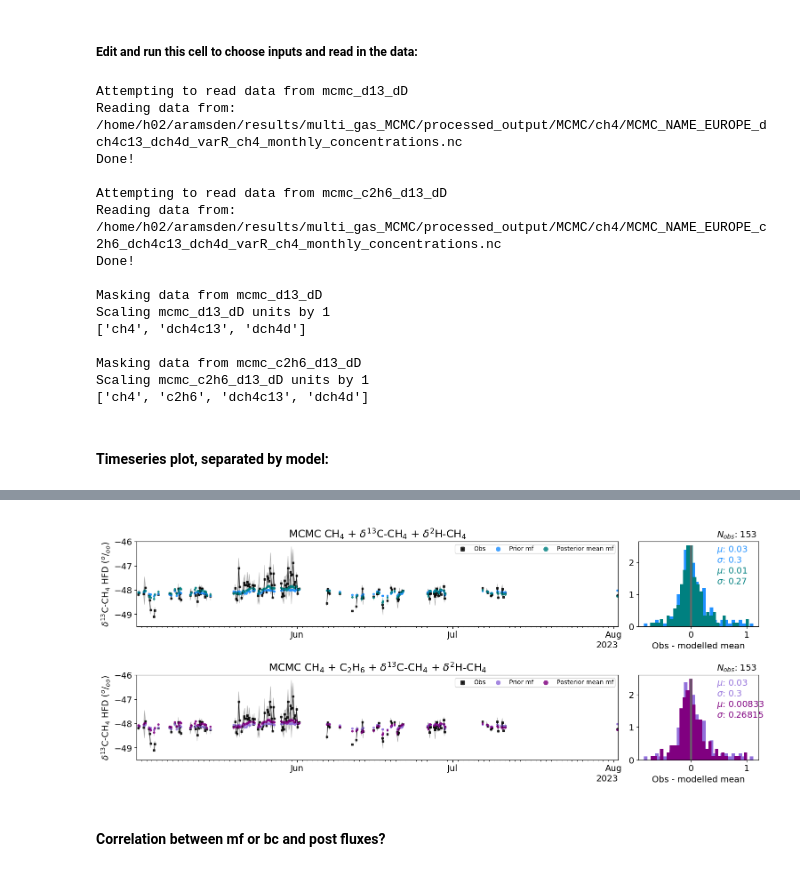
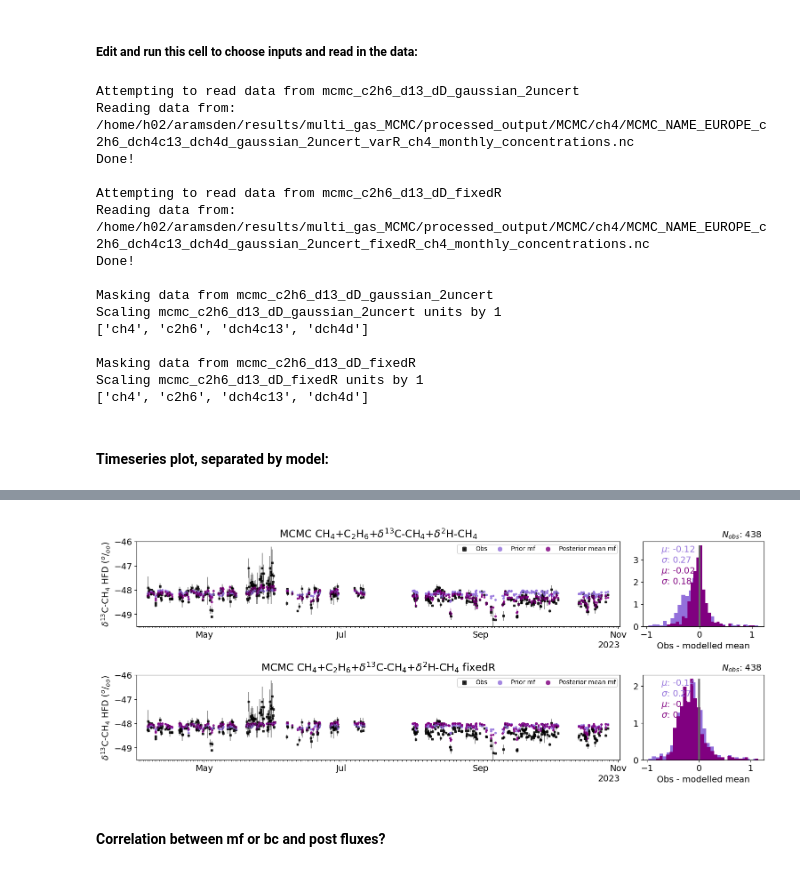
Before and after one commit to openghg/fluxie, a Jupyter notebook: PARIS_inversion_results.ipynb, the cells around one changed output, grey strips where cells are left out. Saved outputs shown, nothing was run; the diff lists cells and outputs as text; code cells hidden in the pictures.

Commit message:
updated tseries plots

```diff
--- a/PARIS_inversion_results.ipynb
+++ b/PARIS_inversion_results.ipynb
@@ -103,8 +138,9 @@ plot_regions = ['SE-ENGLAND','UK','IRELAND','FRANCE','BELGIUM'] #works best with
 #         'mcmc_old_setup','mcmc_2gas_old_setup','intem']
 #models = ['mcmc','mcmc_filtering','mcmc_new_model_error','mcmc_fixedbc','mcmc_fixed_outer',
 #         'mcmc_old_setup','intem']
-models = ['intem_7sites','mcmc','mcmc_c2h6','mcmc_d13_dD','mcmc_c2h6_d13_dD']
-models = ['mcmc_c2h6_d13_dD','mcmc_c2h6']
+models = ['mcmc_gaussian_2uncert','mcmc_c2h6_gaussian_2uncert','mcmc_c2h6_fixedR','mcmc_c2h6_d13_dD_gaussian_2uncert','mcmc_c2h6_d13_dD_fixedR']
+#models = ['intem_7sites','mcmc','mcmc_c2h6','mcmc_d13_dD','mcmc_c2h6_d13_dD']
+#models = ['mcmc_c2h6_d13_dD','mcmc_c2h6']
 #models = ['intem_7sites','mcmc','mcmc_075flux','mcmc_c2h6']#,'mcmc_d13_dD','mcmc_c2h6_d13_dD']
 #models = ['mcmc_d13_varR','mcmc_d13_varR_flatbyregion','mcmc_d13_varR_flatbyregion_lowmoderror']
 #models = ['mcmc_noicos','mcmc_d13_varR_noicos','mcmc_d13_dD_varR_noicos']
@@ -284,14 +308,16 @@ site = 'HFD'
 #          'mcmc_d13_dD_forward','mcmc_c2h6_d13_dD_forward']
 
 #models = ['mcmc','mcmc_c2h6','mcmc_d13_dD','mcmc_c2h6_d13_dD','intem_14sites']
-models = ['mcmc_d13_dD','mcmc_c2h6_d13_dD']
+#models = ['mcmc_d13_dD_gaussian_2uncert','mcmc_c2h6_d13_dD_gaussian_2uncert']
+#models = ['intem_7sites','mcmc_c2h6','mcmc_c2h6_gaussian_2uncert']
+models = ['mcmc_c2h6_d13_dD_gaussian_2uncert','mcmc_c2h6_d13_dD_fixedR']
 
 #models = ['mcmc_d13_varR','mcmc_d13_varR_flatbyregion','mcmc_d13_varR_flatbyregion_lowmoderror']
 #models = ['intem_14sites','mcmc','mcmc_d13','mcmc_d13_fixedR']
 #models = ['intem','mcmc_prop-uncert','mcmc_prop-uncert-high-MHDbc_fixed-outer','mcmc_prop-uncert-high-MHDbc_fixed-outer_filtered']
 period_override = None #use to override standard inversion periods, must be a list the same length as models, e.g. ['monthly','yearly']
-start_date = '2023-05-01' #inclusive
-end_date = '2023-08-01'   #not inclusive
+start_date = '2023-04-01' #inclusive
+end_date = '2023-11-01'   #not inclusive
 
 baseline_site = None #'MHD', 'JFJ' or 'CMN'. If None, does not mask by baseline time
 ###################################
@@ -319,20 +345,20 @@ for m in models:
                               data_dir=data_dir,scale_units=True,species=plot_species,
                               remove_missing_timestamps=False)[m]
 # %% [output]
-Attempting to read data from mcmc_d13_dD
-Reading data from: /home/h02/aramsden/results/multi_gas_MCMC/processed_output/MCMC/ch4/MCMC_NAME_EUROPE_dch4c13_dch4d_varR_ch4_monthly_concentrations.nc
+Attempting to read data from mcmc_c2h6_d13_dD_gaussian_2uncert
+Reading data from: /home/h02/aramsden/results/multi_gas_MCMC/processed_output/MCMC/ch4/MCMC_NAME_EUROPE_c2h6_dch4c13_dch4d_gaussian_2uncert_varR_ch4_monthly_concentrations.nc
 Done!
 
-Attempting to read data from mcmc_c2h6_d13_dD
-Reading data from: /home/h02/aramsden/results/multi_gas_MCMC/processed_output/MCMC/ch4/MCMC_NAME_EUROPE_c2h6_dch4c13_dch4d_varR_ch4_monthly_concentrations.nc
+Attempting to read data from mcmc_c2h6_d13_dD_fixedR
+Reading data from: /home/h02/aramsden/results/multi_gas_MCMC/processed_output/MCMC/ch4/MCMC_NAME_EUROPE_c2h6_dch4c13_dch4d_gaussian_2uncert_fixedR_ch4_monthly_concentrations.nc
 Done!
 
-Masking data from mcmc_d13_dD
-Scaling mcmc_d13_dD units by 1
-['ch4', 'dch4c13', 'dch4d']
+Masking data from mcmc_c2h6_d13_dD_gaussian_2uncert
+Scaling mcmc_c2h6_d13_dD_gaussian_2uncert units by 1
+['ch4', 'c2h6', 'dch4c13', 'dch4d']
 
-Masking data from mcmc_c2h6_d13_dD
-Scaling mcmc_c2h6_d13_dD units by 1
+Masking data from mcmc_c2h6_d13_dD_fixedR
+Scaling mcmc_c2h6_d13_dD_fixedR units by 1
 ['ch4', 'c2h6', 'dch4c13', 'dch4d']
 # %% [markdown]
 #### Timeseries plot, separated by model:
@@ -340,9 +366,10 @@ Scaling mcmc_c2h6_d13_dD units by 1
 fig = func.plot_obs_modelled_separate(ds_all_mf_sliced,plot_species,site,model_labels,
                                       model_colors,
                              include=['Yobs','Yapriori','Yapost'],
-                             diff_include=['Yapriori','Yapost'],line_plot_with_scatter=True,y_lim=[-49.5,-46])#y_lim=[-108,-80])
+                             diff_include=['Yapriori','Yapost'],line_plot_with_scatter=False,y_lim=[-49.5,-46])#)#y_lim=[-108,-80]) #
 
 ###################################
+
 ### Instructions for timeseries plotting:
 # - Add variables that you want to plot in "include"
 # - To plot the histogram of the variables in "include", leave "diff_include" empty
@@ -355,4 +382,4 @@ WARNING: uYobs_repeatability is not present in mcmc_c2h6_d13_dD. uYobs is being
 NOTE: If all the data is not within axis limits, adjust the set_ylim
 NOTE: If annotations in the histograms are not displaying correctly, adjust annotate_coords.
-[figure, old version]
+[figure, new version]
 # %%
```
Also changed, not shown: parts of 22 cells of this notebook, 1 other file.
